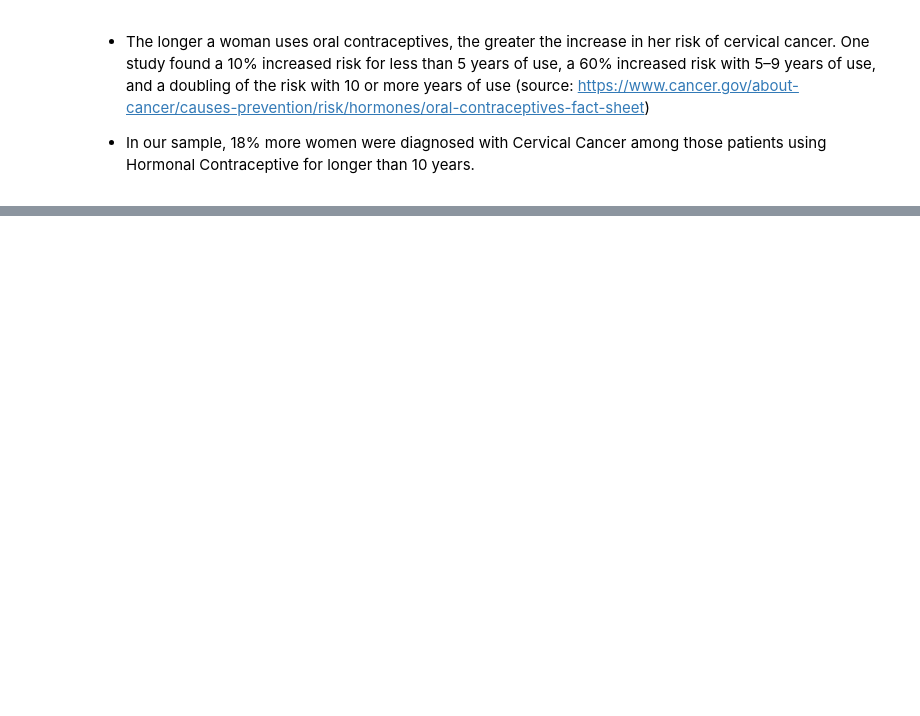
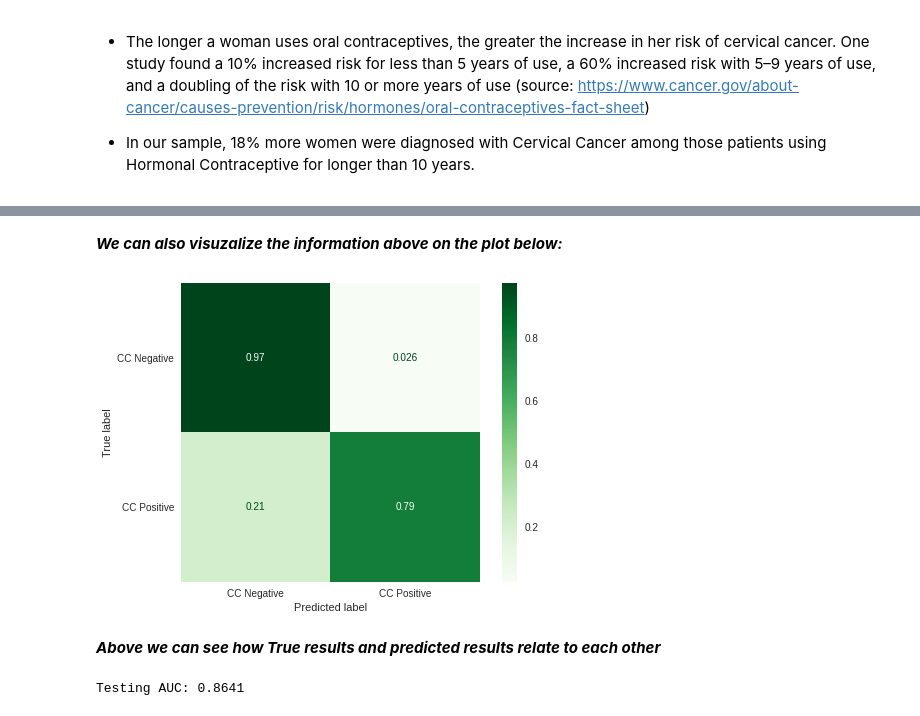
Before and after one commit to paulapipkin/Cervical_Cancer_Risk-Factor, a Jupyter notebook: Project_2_Cervical_Cancer_Risk_Paula_Pipkin.ipynb, the cells around one changed output, grey strips where cells are left out. Saved outputs shown, nothing was run; the diff lists cells and outputs as text; code cells hidden in the pictures; blank space fills up the shorter version.

```diff
--- a/Project_2_Cervical_Cancer_Risk_Paula_Pipkin.ipynb
+++ b/Project_2_Cervical_Cancer_Risk_Paula_Pipkin.ipynb
@@ -419,0 +688,5 @@ ax.set_title('Cervical Cancer vs Period of Hormonal Contraceptives Use ', fontsi
+# %%
+model_pca = make_pipeline(pca,model)
+model_pca.fit(X_train_smote, y_train_smote)
+model_pca_pred = model_pca.predict(X_test_processed)
+model_pca.score(X_test_processed, y_test)
@@ -419,0 +708,7 @@ ax.set_title('Cervical Cancer vs Period of Hormonal Contraceptives Use ', fontsi
+# %%
+lda = LDA(n_components=1)
+
+model_lda = make_pipeline(lda,model)
+model_lda.fit(X_train_smote, y_train_smote)
+model_lda_pred = model_lda.predict(X_test_processed)
+model_lda.score(X_test_processed, y_test)
@@ -419,0 +735,9 @@ ax.set_title('Cervical Cancer vs Period of Hormonal Contraceptives Use ', fontsi
+# %%
+#Reviewing Scores, fitting again to reset the model
+
+model.fit(X_train_smote, y_train_smote)
+model.score(X_test_processed, y_test)
+prediction = model.predict(X_test_processed)
+prediction_train = model.predict(X_train_smote)
+
+print(classification_report(y_test, prediction))
@@ -419,0 +759,16 @@ ax.set_title('Cervical Cancer vs Period of Hormonal Contraceptives Use ', fontsi
+# %% [markdown]
+***We can also visuzalize the information above on the plot below:***
+# %%
+classes = ['CC Negative', 'CC Positive']
+# %%
+ConfusionMatrixDisplay.from_predictions(y_test, prediction, cmap='Greens', display_labels=classes, normalize='true')
+plt.grid(False)
+plt.savefig('confusion_matrix.jpg');
+# %% [output]
+[figure, added]
+# %% [markdown]
+***Above we can see how True results and predicted results relate to each other***
+# %%
+print(f'Testing AUC: {roc_auc_score(y_test, model.predict_proba(X_test_processed)[:,1]).round(4)}')
+# %% [output]
+Testing AUC: 0.8641
```
Also changed, not shown: parts of 64 cells of this notebook.
